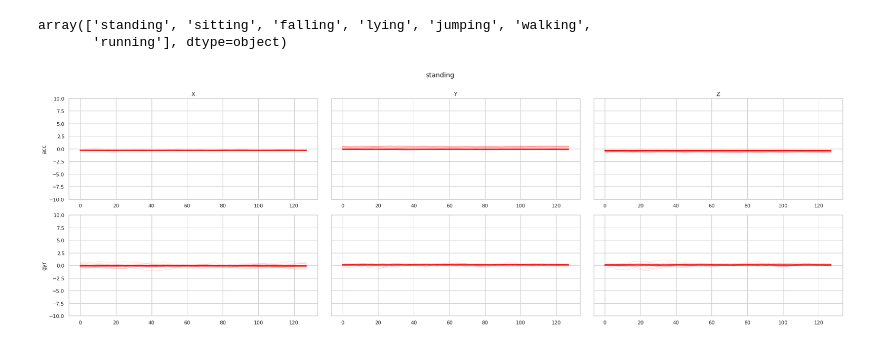
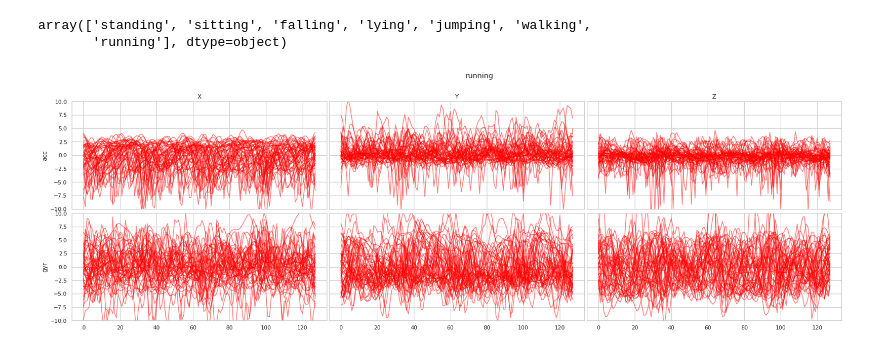
Before and after one commit to damnko/har-convolutional-neural-networks, a Jupyter notebook: 001-data-exploration.ipynb, the cells around one changed output. Drawn from its saved outputs; the diff is of its cells as text; code cells hidden in the pictures.

```diff
--- a/001-data-exploration.ipynb
+++ b/001-data-exploration.ipynb
@@ -144,7 +144,7 @@ config = {
     'normalize_sensor': True,
     'frame_window': 128,
     'frame_stride': 64,
-    'augment_sensors': True,
+    'augment_sensors': False,
     'augment_factor': 0.35
 }
 # %% [markdown]
@@ -793,30 +798,31 @@ sns.set(style="whitegrid")
 # %%
 samples = 50
 frames = 128
-for activity in ['standing']:
+for activity in ['running']:
     dfplot_part = dfplot.loc[df['labels'] == activity].iloc[:samples*frames]
     # sharey='row'
-    fig, ax = plt.subplots(2, 3, figsize=(25,8), sharey=True)
-    fig.tight_layout()
+    fig, ax = plt.subplots(2, 3, figsize=(25,8), sharey=True, sharex=True)
+    #fig.tight_layout()
+    fig.subplots_adjust(wspace=0.01, hspace=0.04)
     # plots setup
     fig.suptitle(activity)
     fig.subplots_adjust(top=0.88, left=0.05)
     ax[0][0].set_ylim([-10,10])
     ax[0][0].set_title('X')
     ax[0][1].set_title('Y')
     ax[0][2].set_title('Z')
     ax[0][0].set_ylabel('acc')
     ax[1][0].set_ylabel('gyr')
     z = 0
     for r in range(2):
         for c in range(3):
             sensor_data = dfplot_part.iloc[:, z].reshape(samples, -1)
             for i in range(samples):
                 y = sensor_data[i, :]
                 x = np.arange(len(y))
-                sns.lineplot(x, y, color='red', alpha=0.1, ax=ax[r][c])
+                sns.lineplot(x, y, color='red', alpha=0.5, ax=ax[r][c])
             z += 1
-fig.savefig('{}-df.png'.format(activity))
-#fig.savefig('{}-df.eps'.format(activity), format='eps', dpi=1000)
+#fig.savefig('{}-df.png'.format(activity))
+fig.savefig('{}-df.eps'.format(activity), format='eps', dpi=1000)
 # %% [output]
-[figure, old version]
+[figure, new version]
```
Also changed, not shown: parts of 1 cell of this notebook, 39 other files.
